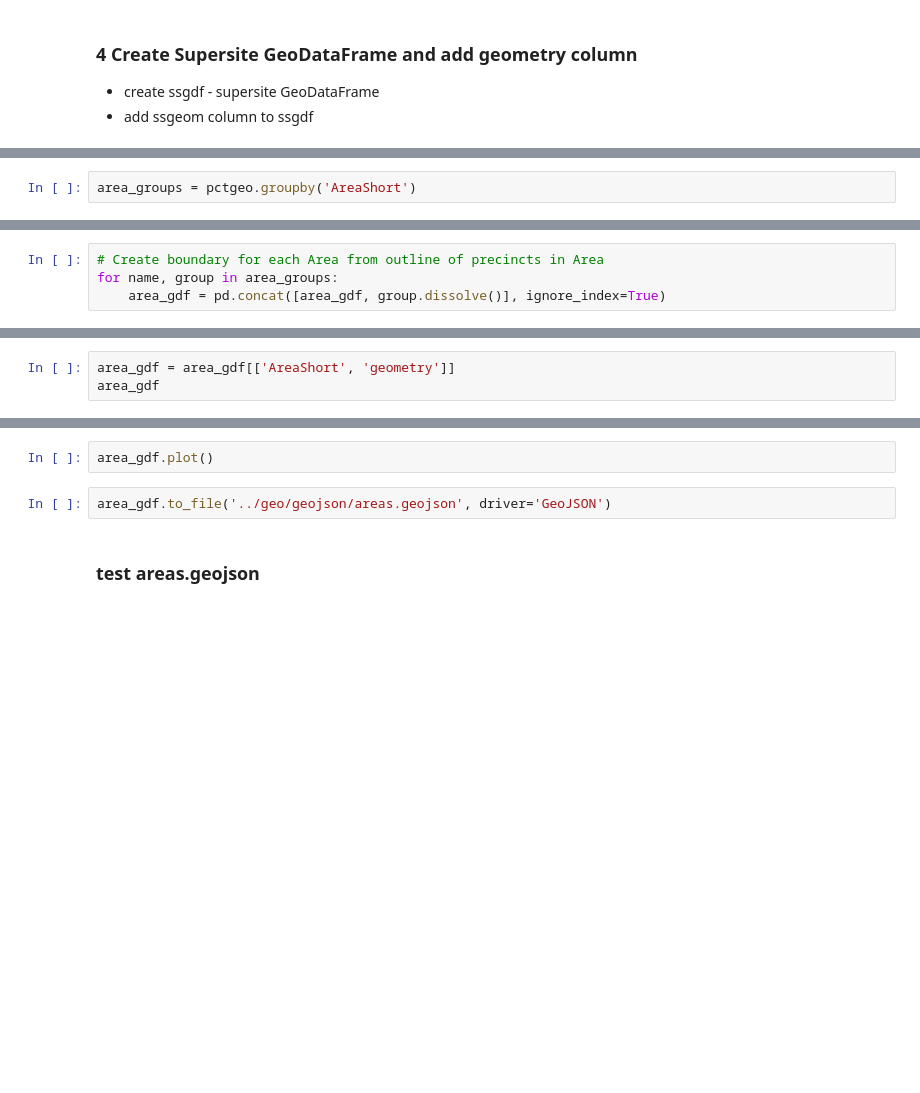
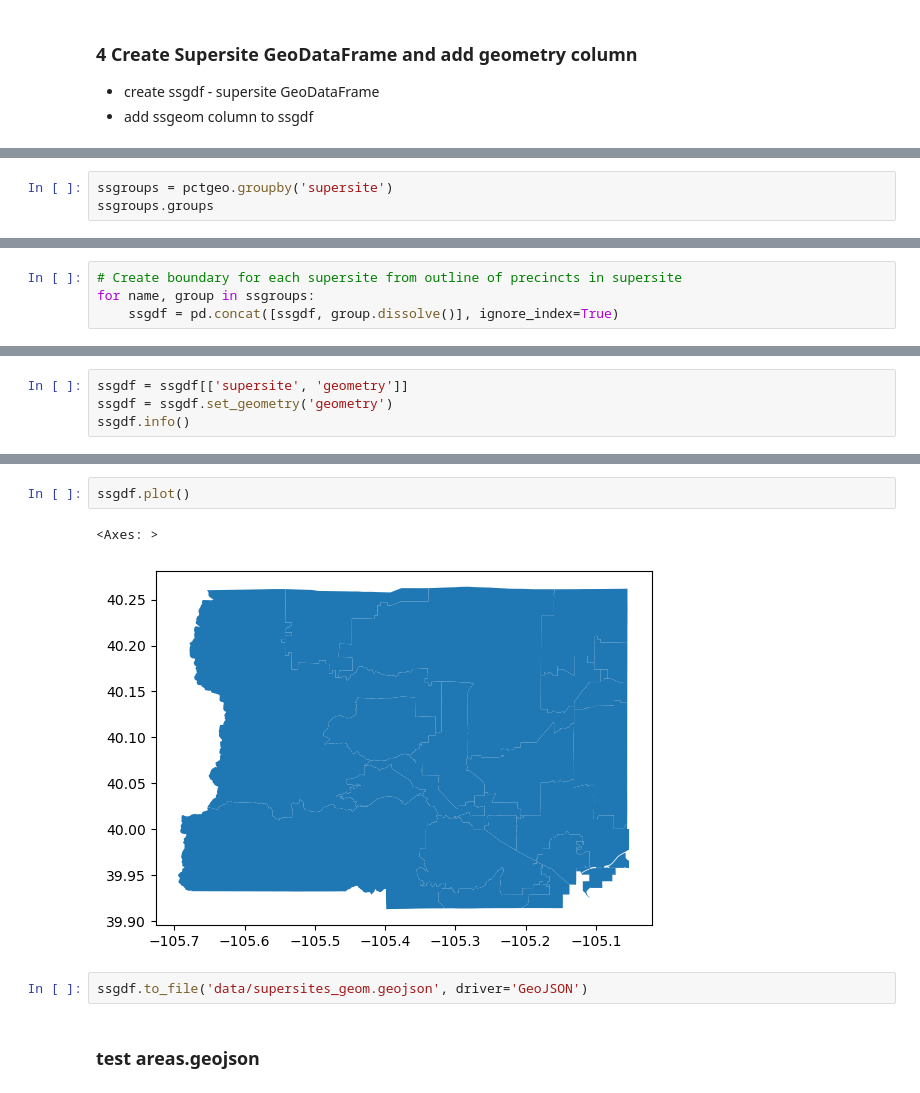
Before and after one commit to bnorikane/supersiteDB, a Jupyter notebook: supersite_pct_geom.ipynb, the cells around one changed output, grey strips where cells are left out. Cells and saved outputs as stored; diff of their text form; blank space fills up the shorter version.

Commit message:
Add supersite outlines created and saved to pct_supersites_geom.geojson

```diff
--- a/supersite_pct_geom.ipynb
+++ b/supersite_pct_geom.ipynb
@@ -366,2 +392,3 @@ ssgeom.plot()
 # %%
-area_groups = pctgeo.groupby('AreaShort')
+ssgroups = pctgeo.groupby('supersite')
+ssgroups.groups
@@ -373,5 +416,5 @@ area_groups.get_group('BO-01')
 # %%
-# Create boundary for each Area from outline of precincts in Area
-for name, group in area_groups:
-    area_gdf = pd.concat([area_gdf, group.dissolve()], ignore_index=True)
+# Create boundary for each supersite from outline of precincts in supersite
+for name, group in ssgroups:
+    ssgdf = pd.concat([ssgdf, group.dissolve()], ignore_index=True)
 # %%
@@ -384,3 +460,4 @@ area_gdf.drop(0, inplace=True)
 # %%
-area_gdf = area_gdf[['AreaShort', 'geometry']]
-area_gdf
+ssgdf = ssgdf[['supersite', 'geometry']]
+ssgdf = ssgdf.set_geometry('geometry')
+ssgdf.info()
@@ -387,7 +474,10 @@ area_gdf
 # %%
-area_gdf.plot()
+ssgdf.plot()
+# %% [output]
+<Axes: >
+[figure, added]
 # %%
-area_gdf.to_file('../geo/geojson/areas.geojson', driver='GeoJSON')
+ssgdf.to_file('data/supersites_geom.geojson', driver='GeoJSON')
 # %% [markdown]
 ### test areas.geojson
 # %%
```
Also changed, not shown: parts of 22 cells of this notebook, 1 other file.
